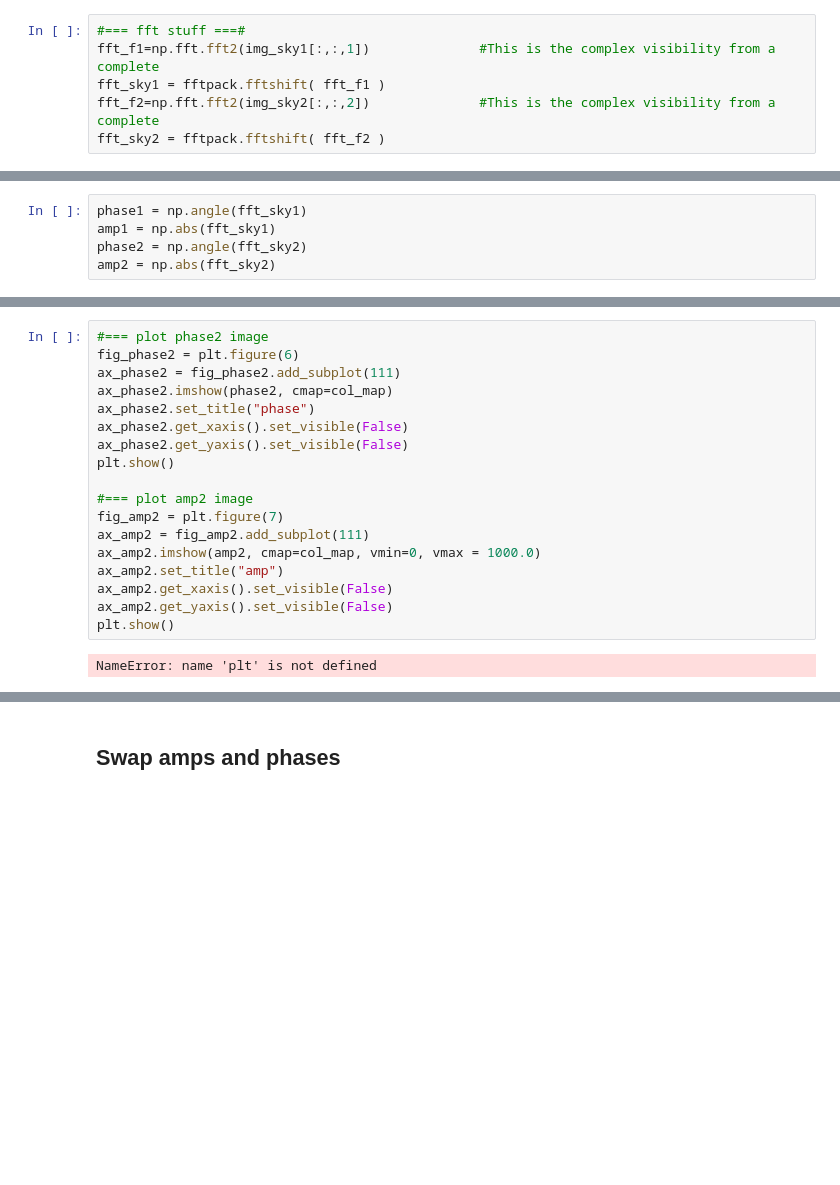
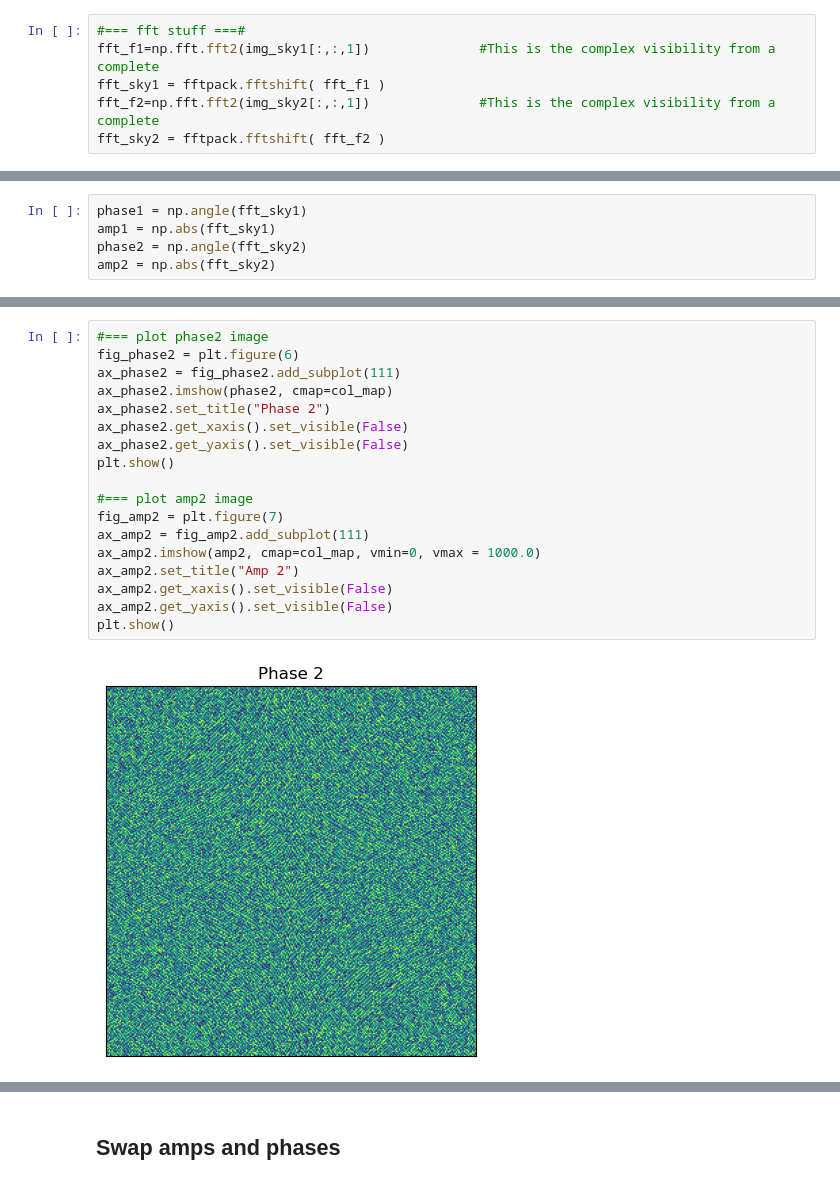
Before and after one commit to limonkufu/radio-astro-tutorials, a Jupyter notebook: Fourier_Transforms.ipynb, the cells around one changed output, grey strips where cells are left out. Saved outputs shown, nothing was run; the diff lists cells and outputs as text; blank space fills up the shorter version.

```diff
--- a/Fourier_Transforms.ipynb
+++ b/Fourier_Transforms.ipynb
@@ -13,7 +19,7 @@ img_sky2=mpimg.imread(filenamein2)
 #=== fft stuff ===#
 fft_f1=np.fft.fft2(img_sky1[:,:,1])              #This is the complex visibility from a complete
 fft_sky1 = fftpack.fftshift( fft_f1 )
-fft_f2=np.fft.fft2(img_sky2[:,:,2])              #This is the complex visibility from a complete
+fft_f2=np.fft.fft2(img_sky2[:,:,1])              #This is the complex visibility from a complete
 fft_sky2 = fftpack.fftshift( fft_f2 )
 # %%
 #=== plot sky image
@@ -64,20 +74,20 @@ NameError: name 'phase1' is not defined
 # %%
 #=== plot phase2 image
 fig_phase2 = plt.figure(6)
 ax_phase2 = fig_phase2.add_subplot(111)
 ax_phase2.imshow(phase2, cmap=col_map)
-ax_phase2.set_title("phase")
+ax_phase2.set_title("Phase 2")
 ax_phase2.get_xaxis().set_visible(False)
 ax_phase2.get_yaxis().set_visible(False)
 plt.show()
 
 #=== plot amp2 image
 fig_amp2 = plt.figure(7)
 ax_amp2 = fig_amp2.add_subplot(111)
 ax_amp2.imshow(amp2, cmap=col_map, vmin=0, vmax = 1000.0)
-ax_amp2.set_title("amp")
+ax_amp2.set_title("Amp 2")
 ax_amp2.get_xaxis().set_visible(False)
 ax_amp2.get_yaxis().set_visible(False)
 plt.show()
 # %% [output]
-NameError: name 'plt' is not defined
+[figure, added]
```
Also changed, not shown: parts of 10 cells of this notebook, 2 other files.
